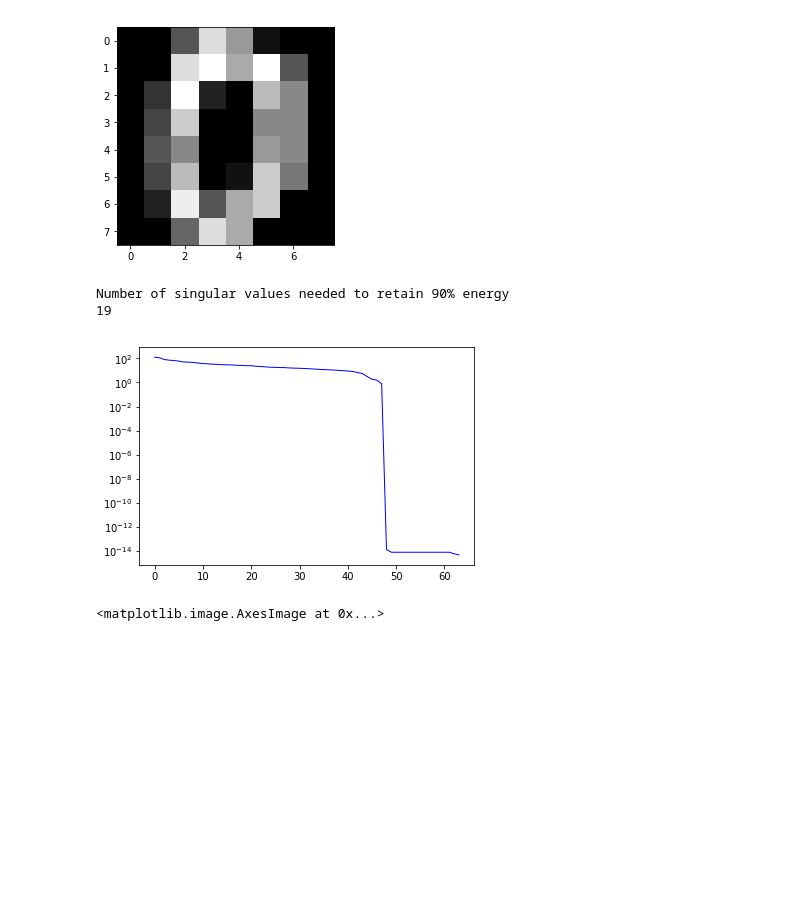
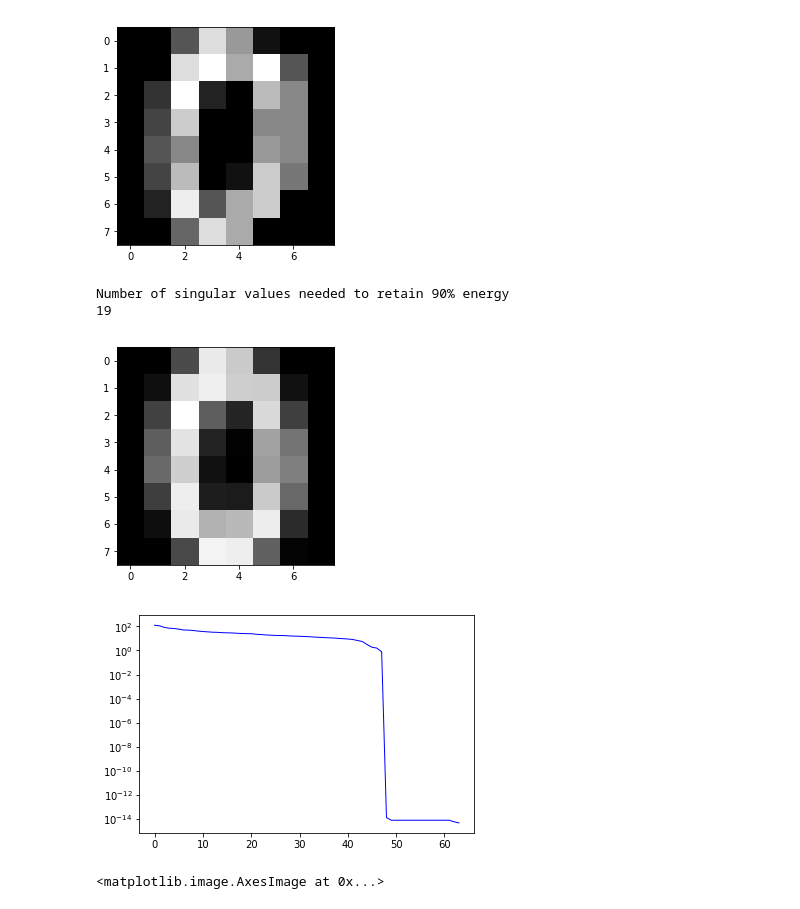
Before and after one commit to JustinWongRutgers/MachineLearningBajwa, a Jupyter notebook: hw2.ipynb, the cells around one changed output. Saved outputs shown, nothing was run; the diff lists cells and outputs as text; code cells hidden in the pictures; blank space fills up the shorter version.

```diff
--- a/hw2.ipynb
+++ b/hw2.ipynb
@@ -233,27 +233,30 @@ plt.imshow(sample_image, cmap='gray')
 [figure]
 # %%
 m = np.array([[np.mean(x)] for x in I])
-U,S,V = np.linalg.svd(I - m, full_matrices=True)
+g = m
+plt.imshow(g.reshape((8,8)), cmap='gray')
+U,S,Vh = np.linalg.svd(I - m, full_matrices=True)
 fig = plt.figure()
 ax = fig.add_subplot(1, 1, 1)
 
 ax.plot(S, color='blue', lw=1)
 ax.set_yscale('log')
 
 i = 0
 sum = 0
 
 maximum = np.linalg.norm(I-m,  'fro')**2
 
 while sum<0.9*max:
     sum += S[i]**2
     i+=1
 print("Number of singular values needed to retain 90% energy")
 print(i+1)
 # %% [output]
 Number of singular values needed to retain 90% energy
 19
-[figure, old version]
+[figure, new version]
+[figure, added]
 # %%
 Pk = U.transpose()[:i+1].transpose()
 P1 = U.transpose()[:1].transpose()
```
Also changed, not shown: parts of 6 cells of this notebook.
